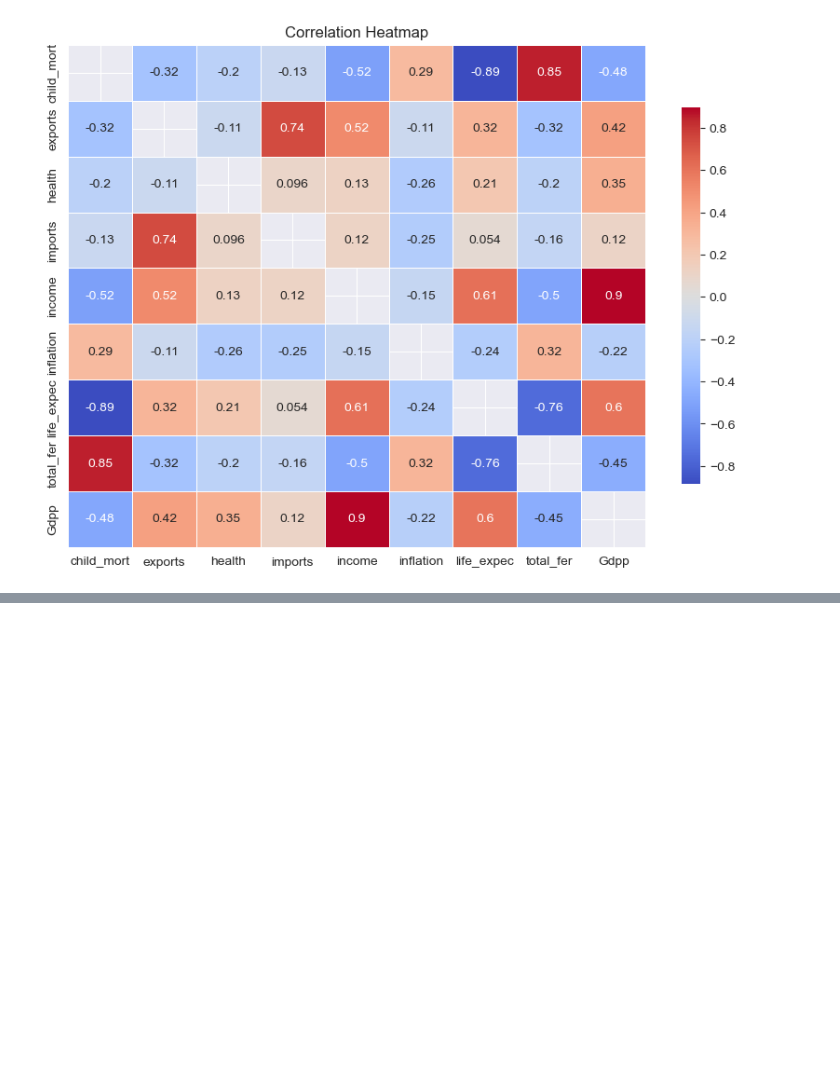
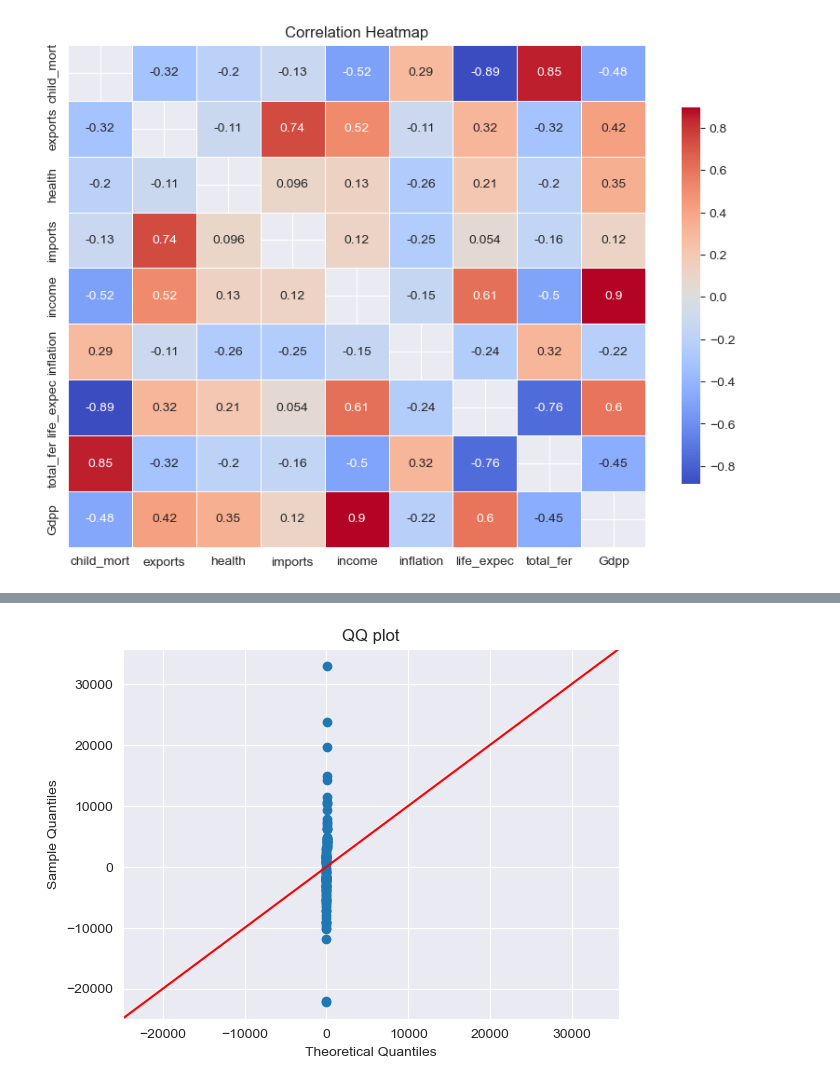
Before and after one commit to ipekgulsencelik/Python_Bootcamp, a Jupyter notebook: 04_Machine_Learning/02_Multiple_Linear_Regression.ipynb, the cells around one changed output, grey strips where cells are left out. Drawn from its saved outputs; the diff is of its cells as text; code cells hidden in the pictures; blank space fills up the shorter version.

```diff
--- a/04_Machine_Learning/02_Multiple_Linear_Regression.ipynb
+++ b/04_Machine_Learning/02_Multiple_Linear_Regression.ipynb
@@ -133,0 +340,8 @@ vif_data.sort_values(by='VIF Score', ascending=False)
+# %%
+sm.qqplot(residuals, line='45') # QQ plot, residuals (hatalar) dağılımının normal dağılıma uygunluğunu görselleştirmek için kullanılır.
+plt.title('QQ plot')
+plt.xlabel('Theoretical Quantiles')
+plt.ylabel('Sample Quantiles')
+plt.show()
+# %% [output]
+[figure, added]
```
Also changed, not shown: parts of 33 cells of this notebook, 2 other files.
